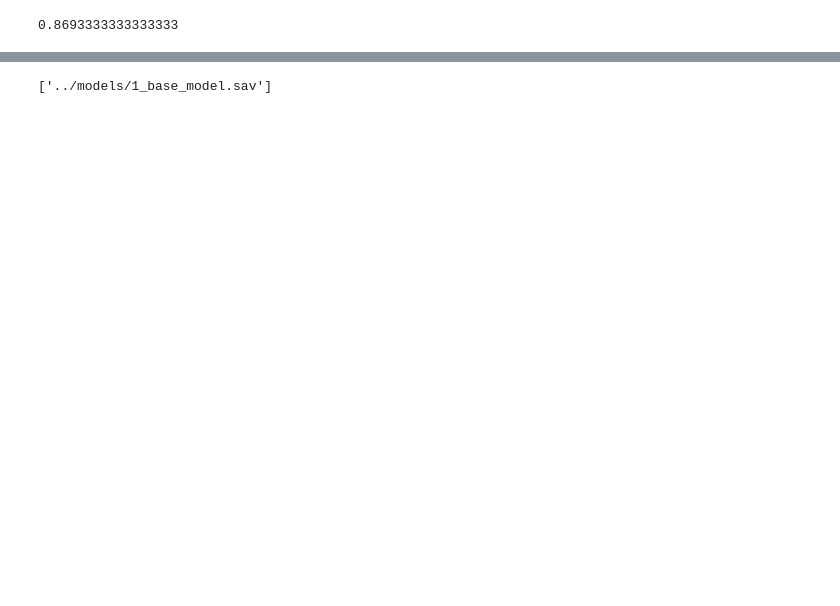
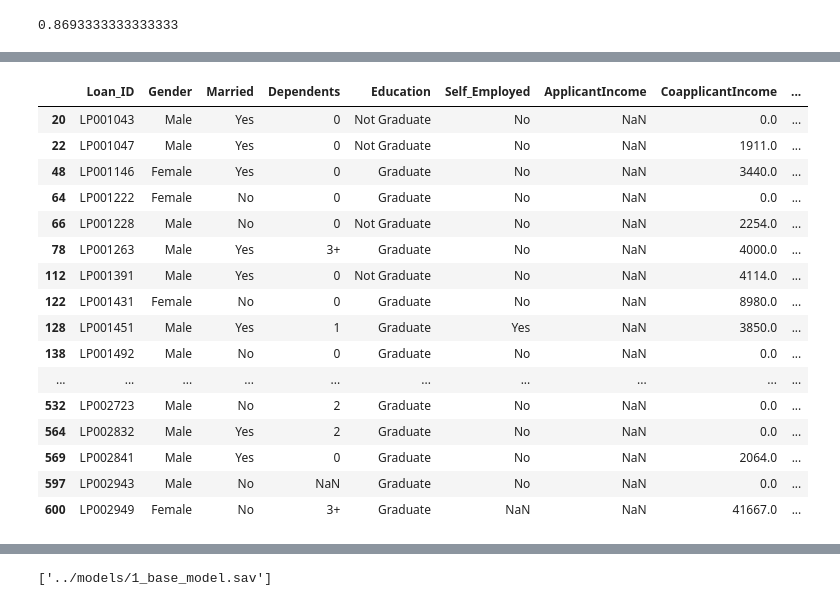
Before and after one commit to vamsidhar-reddy-rajula/loan-approval, a Jupyter notebook: notebooks/4.1_Pipelines.ipynb, the cells around one changed output, grey strips where cells are left out. Cells and saved outputs as stored; diff of their text form; code cells hidden in the pictures; blank space fills up the shorter version.

```diff
--- a/notebooks/4.1_Pipelines.ipynb
+++ b/notebooks/4.1_Pipelines.ipynb
@@ -313 +296,21 @@ print(confusion_matrix(y_test,model.predict(X_test)))
  [  2 167]]
+# %%
+X_test[~np.where(model.predict(X_test)==1,True,False)]
+# %% [output]
+|  | Loan_ID | Gender | Married | Dependents | Education | Self_Employed | ApplicantIncome | CoapplicantIncome | ... |
+| 20 | LP001043 | Male | Yes | 0 | Not Graduate | No | NaN | 0.0 | ... |
+| 22 | LP001047 | Male | Yes | 0 | Not Graduate | No | NaN | 1911.0 | ... |
+| 48 | LP001146 | Female | Yes | 0 | Graduate | No | NaN | 3440.0 | ... |
+| 64 | LP001222 | Female | No | 0 | Graduate | No | NaN | 0.0 | ... |
+| 66 | LP001228 | Male | No | 0 | Not Graduate | No | NaN | 2254.0 | ... |
+| 78 | LP001263 | Male | Yes | 3+ | Graduate | No | NaN | 4000.0 | ... |
+| 112 | LP001391 | Male | Yes | 0 | Not Graduate | No | NaN | 4114.0 | ... |
+| 122 | LP001431 | Female | No | 0 | Graduate | No | NaN | 8980.0 | ... |
+| 128 | LP001451 | Male | Yes | 1 | Graduate | Yes | NaN | 3850.0 | ... |
+| 138 | LP001492 | Male | No | 0 | Graduate | No | NaN | 0.0 | ... |
+| ... | ... | ... | ... | ... | ... | ... | ... | ... | ... |
+| 532 | LP002723 | Male | No | 2 | Graduate | No | NaN | 0.0 | ... |
+| 564 | LP002832 | Male | Yes | 2 | Graduate | No | NaN | 0.0 | ... |
+| 569 | LP002841 | Male | Yes | 0 | Graduate | No | NaN | 2064.0 | ... |
+| 597 | LP002943 | Male | No | NaN | Graduate | No | NaN | 0.0 | ... |
+| 600 | LP002949 | Female | No | 3+ | Graduate | NaN | NaN | 41667.0 | ... |
```
Also changed, not shown: parts of 49 cells of this notebook, 7 other files.
